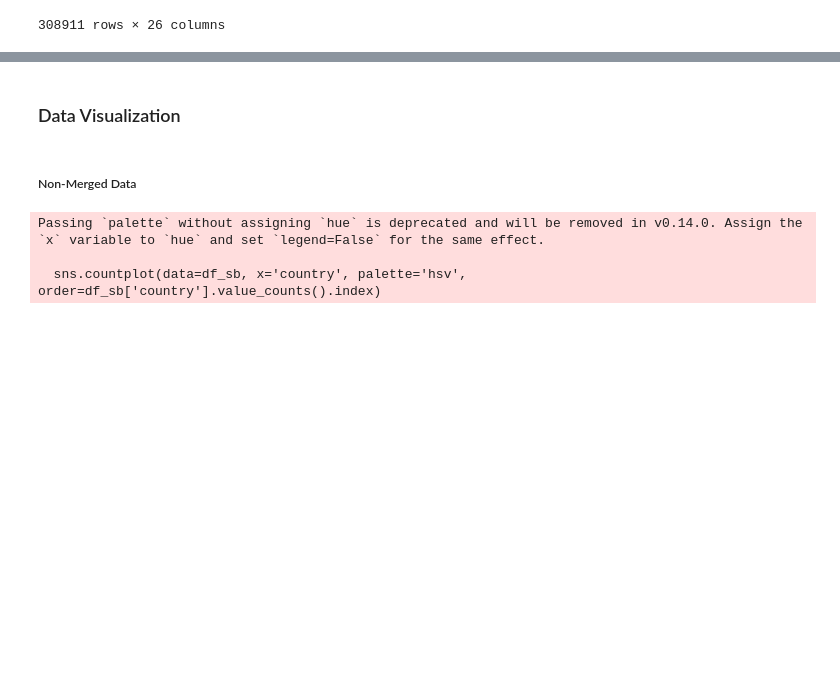
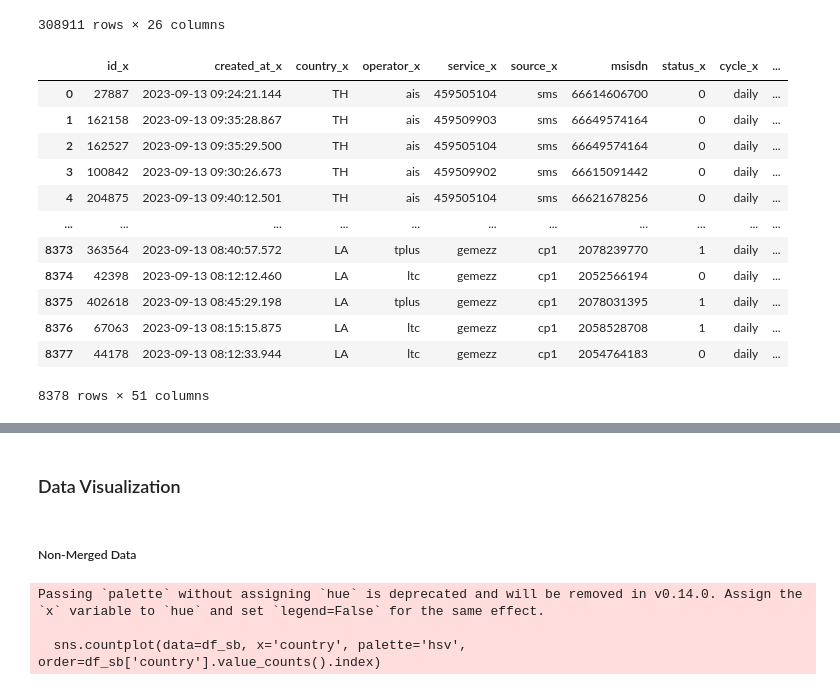
Before and after one commit to TaigahG/FODS-FinalProject, a Jupyter notebook: models.ipynb, the cells around one changed output, grey strips where cells are left out. Saved outputs shown, nothing was run; the diff lists cells and outputs as text; code cells hidden in the pictures; blank space fills up the shorter version.

```diff
--- a/models.ipynb
+++ b/models.ipynb
@@ -490,3 +493,21 @@ df_sb.sort_values(by = ["Subs_Year"])
 | 308889 | 21687 | 2023-09-14 06:55:36.288 | OM | omantel | goaly | cp1 | 96892664557 | 1 | daily | fmd | 1500.0 | ... |
 | 308888 | 21681 | 2023-09-14 06:55:36.275 | OM | omantel | goaly | cp1 | 96899017354 | -1 | daily | kee | 300.0 | ... |
 308911 rows × 26 columns
+# %%
+df_merge = pd.merge(df_sb, df_sb2, on="msisdn", how="inner")
+# %%
+df_merge
+# %% [output]
+|  | id_x | created_at_x | country_x | operator_x | service_x | source_x | msisdn | status_x | cycle_x | ... |
+| 0 | 27887 | 2023-09-13 09:24:21.144 | TH | ais | 459505104 | sms | 66614606700 | 0 | daily | ... |
+| 1 | 162158 | 2023-09-13 09:35:28.867 | TH | ais | 459509903 | sms | 66649574164 | 0 | daily | ... |
+| 2 | 162527 | 2023-09-13 09:35:29.500 | TH | ais | 459505104 | sms | 66649574164 | 0 | daily | ... |
+| 3 | 100842 | 2023-09-13 09:30:26.673 | TH | ais | 459509902 | sms | 66615091442 | 0 | daily | ... |
+| 4 | 204875 | 2023-09-13 09:40:12.501 | TH | ais | 459505104 | sms | 66621678256 | 0 | daily | ... |
+| ... | ... | ... | ... | ... | ... | ... | ... | ... | ... | ... |
+| 8373 | 363564 | 2023-09-13 08:40:57.572 | LA | tplus | gemezz | cp1 | 2078239770 | 1 | daily | ... |
+| 8374 | 42398 | 2023-09-13 08:12:12.460 | LA | ltc | gemezz | cp1 | 2052566194 | 0 | daily | ... |
+| 8375 | 402618 | 2023-09-13 08:45:29.198 | LA | tplus | gemezz | cp1 | 2078031395 | 1 | daily | ... |
+| 8376 | 67063 | 2023-09-13 08:15:15.875 | LA | ltc | gemezz | cp1 | 2058528708 | 1 | daily | ... |
+| 8377 | 44178 | 2023-09-13 08:12:33.944 | LA | ltc | gemezz | cp1 | 2054764183 | 0 | daily | ... |
+8378 rows × 51 columns
```
Also changed, not shown: parts of 24 cells of this notebook.
